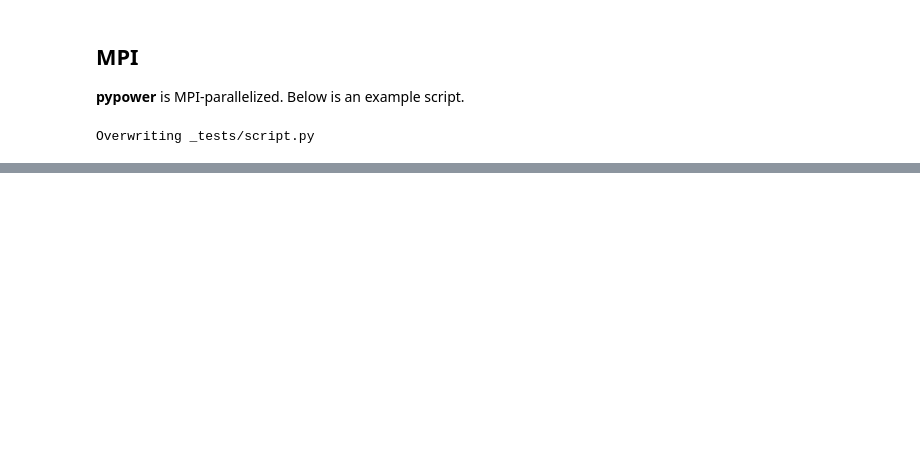
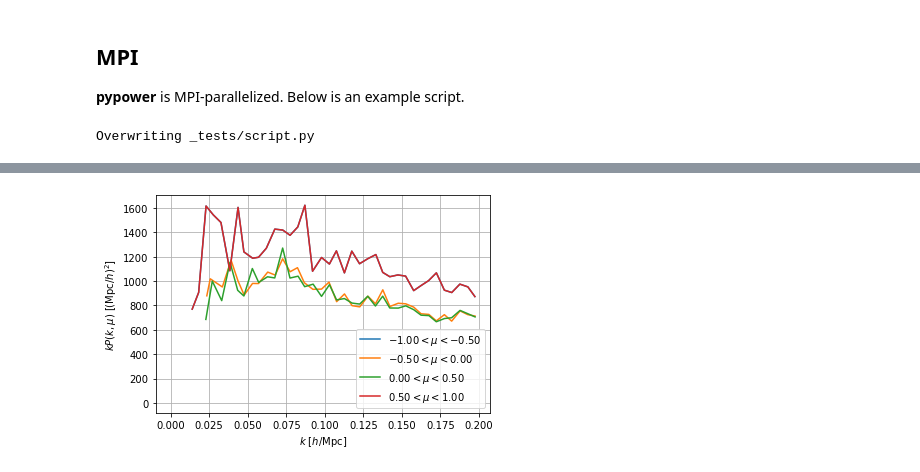
Before and after one commit to cosmodesi/pypower, a Jupyter notebook: nb/basic_examples.ipynb, the cells around one changed output, grey strips where cells are left out. Cells and saved outputs as stored; diff of their text form; code cells hidden in the pictures; blank space fills up the shorter version.

```diff
--- a/nb/basic_examples.ipynb
+++ b/nb/basic_examples.ipynb
@@ -534,0 +532,4 @@ Normalization is 213.7897.
+# %%
+power.wedges.plot(show=True);
+# %% [output]
+[figure, added]
```
Also changed, not shown: parts of 13 cells of this notebook, 3 other files.
